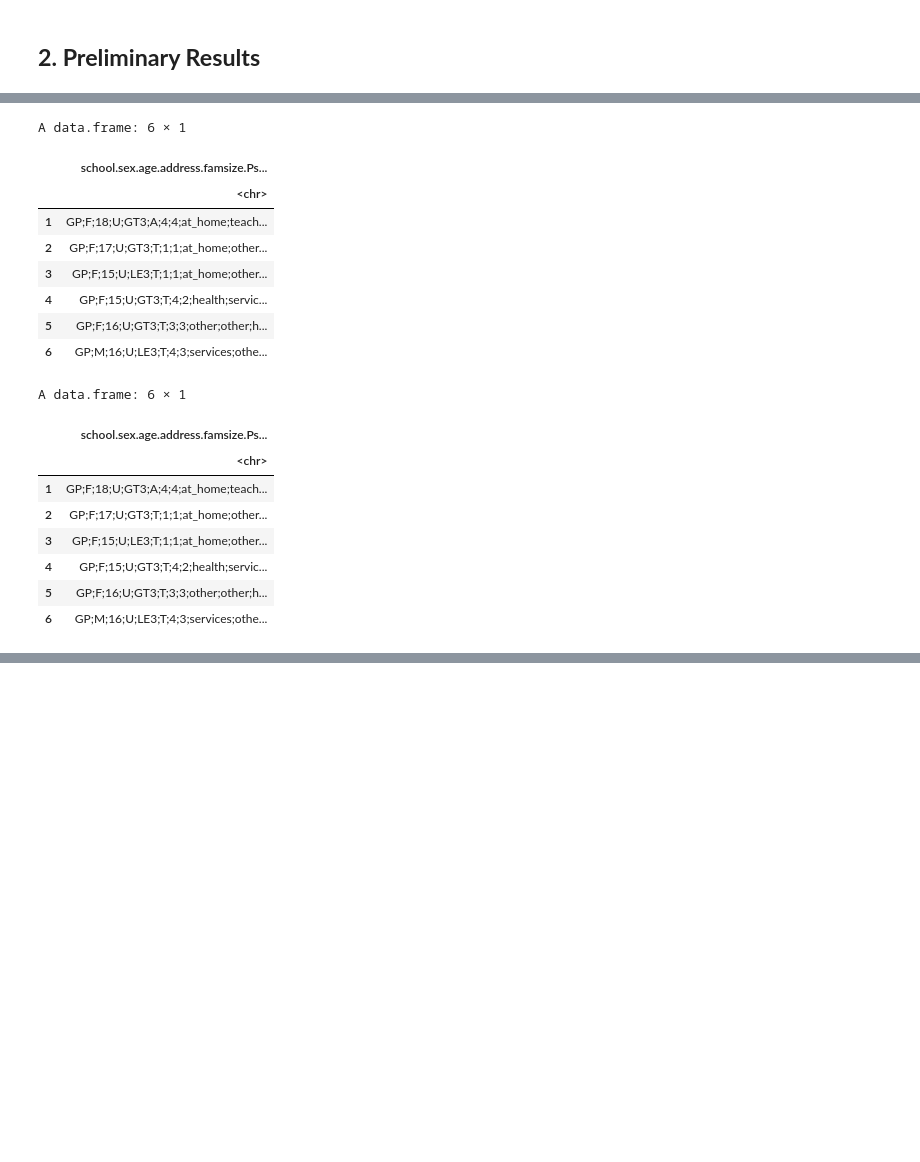
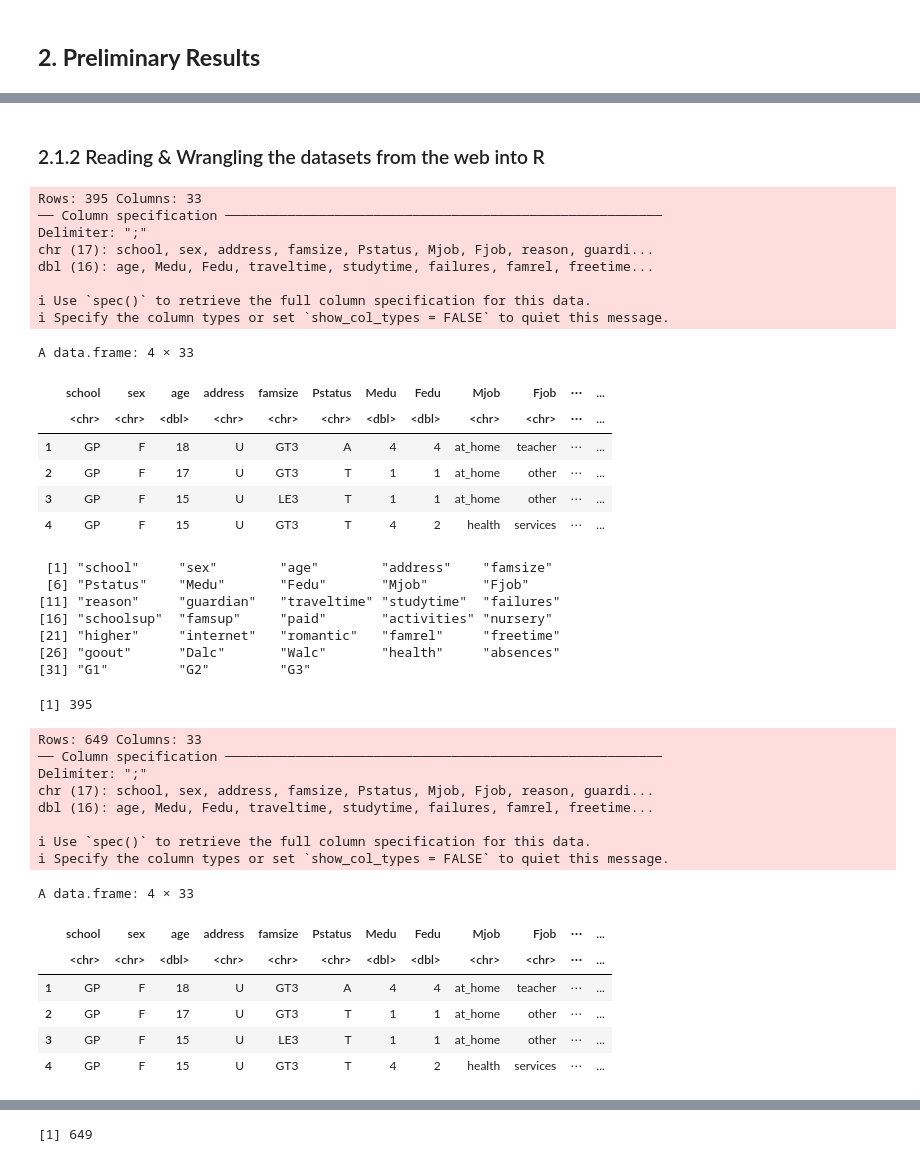
Before and after one commit to Nariman-av/STAT-201-Group-13, a Jupyter notebook: project_proposal_13.ipynb, the cells around one changed output, grey strips where cells are left out. Cells and saved outputs as stored; diff of their text form; code cells hidden in the pictures; blank space fills up the shorter version.

```diff
--- a/project_proposal_13.ipynb
+++ b/project_proposal_13.ipynb
@@ -38,33 +40,58 @@ library(infer)
 library(repr)
 library(tidyverse)
 library(datateachr)
+# %% [markdown]
+### 2.1.2 Reading & Wrangling the datasets from the web into R
 # %%
-# read math course data
-mat_data <-
-    read.csv("data/student-mat.csv")
+# reading Math course data and convert it to a dataframe
+mat_data <- read_delim("data/student-mat.csv", delim = ";") %>%
+    as.data.frame()
+head(mat_data, 4)
+colnames(mat_data)
+mat_data %>% nrow()
 
-# read portuguese course data
-por_data <-
-    read.csv("data/student-por.csv")
-
-head(mat_data)
-head(por_data)
+# reading Portuguese course data and convert it to a dataframe
+por_data <- read_delim("data/student-por.csv", delim = ";") %>%
+    as.data.frame()
+head(por_data, 4)
+colnames(por_data)
+por_data %>% nrow()
 # %% [output]
-A data.frame: 6 × 1
+Rows: 395 Columns: 33
+── Column specification ────────────────────────────────────────────────────────
+Delimiter: ";"
+chr (17): school, sex, address, famsize, Pstatus, Mjob, Fjob, reason, guardi...
+dbl (16): age, Medu, Fedu, traveltime, studytime, failures, famrel, freetime...
+
+ℹ Use `spec()` to retrieve the full column specification for this data.
+ℹ Specify the column types or set `show_col_types = FALSE` to quiet this message.
+A data.frame: 4 × 33
-|  | school.sex.age.address.famsize.Ps... |
-|  | <chr> |
-| 1 | GP;F;18;U;GT3;A;4;4;at_home;teach... |
-| 2 | GP;F;17;U;GT3;T;1;1;at_home;other... |
-| 3 | GP;F;15;U;LE3;T;1;1;at_home;other... |
-| 4 | GP;F;15;U;GT3;T;4;2;health;servic... |
-| 5 | GP;F;16;U;GT3;T;3;3;other;other;h... |
-| 6 | GP;M;16;U;LE3;T;4;3;services;othe... |
+|  | school | sex | age | address | famsize | Pstatus | Medu | Fedu | Mjob | Fjob | ⋯ | ... |
+|  | <chr> | <chr> | <dbl> | <chr> | <chr> | <chr> | <dbl> | <dbl> | <chr> | <chr> | ⋯ | ... |
+| 1 | GP | F | 18 | U | GT3 | A | 4 | 4 | at_home | teacher | ⋯ | ... |
+| 2 | GP | F | 17 | U | GT3 | T | 1 | 1 | at_home | other | ⋯ | ... |
+| 3 | GP | F | 15 | U | LE3 | T | 1 | 1 | at_home | other | ⋯ | ... |
+| 4 | GP | F | 15 | U | GT3 | T | 4 | 2 | health | services | ⋯ | ... |
-A data.frame: 6 × 1
+ [1] "school"     "sex"        "age"        "address"    "famsize"
+ [6] "Pstatus"    "Medu"       "Fedu"       "Mjob"       "Fjob"
+[11] "reason"     "guardian"   "traveltime" "studytime"  "failures"
+[16] "schoolsup"  "famsup"     "paid"       "activities" "nursery"
+[21] "higher"     "internet"   "romantic"   "famrel"     "freetime"
+[26] "goout"      "Dalc"       "Walc"       "health"     "absences"
+[31] "G1"         "G2"         "G3"
+[1] 395
+Rows: 649 Columns: 33
+── Column specification ────────────────────────────────────────────────────────
+Delimiter: ";"
+chr (17): school, sex, address, famsize, Pstatus, Mjob, Fjob, reason, guardi...
+dbl (16): age, Medu, Fedu, traveltime, studytime, failures, famrel, freetime...
+
+ℹ Use `spec()` to retrieve the full column specification for this data.
+ℹ Specify the column types or set `show_col_types = FALSE` to quiet this message.
+A data.frame: 4 × 33
-|  | school.sex.age.address.famsize.Ps... |
-|  | <chr> |
-| 1 | GP;F;18;U;GT3;A;4;4;at_home;teach... |
-| 2 | GP;F;17;U;GT3;T;1;1;at_home;other... |
-| 3 | GP;F;15;U;LE3;T;1;1;at_home;other... |
-| 4 | GP;F;15;U;GT3;T;4;2;health;servic... |
-| 5 | GP;F;16;U;GT3;T;3;3;other;other;h... |
-| 6 | GP;M;16;U;LE3;T;4;3;services;othe... |
+|  | school | sex | age | address | famsize | Pstatus | Medu | Fedu | Mjob | Fjob | ⋯ | ... |
+|  | <chr> | <chr> | <dbl> | <chr> | <chr> | <chr> | <dbl> | <dbl> | <chr> | <chr> | ⋯ | ... |
+| 1 | GP | F | 18 | U | GT3 | A | 4 | 4 | at_home | teacher | ⋯ | ... |
+| 2 | GP | F | 17 | U | GT3 | T | 1 | 1 | at_home | other | ⋯ | ... |
+| 3 | GP | F | 15 | U | LE3 | T | 1 | 1 | at_home | other | ⋯ | ... |
+| 4 | GP | F | 15 | U | GT3 | T | 4 | 2 | health | services | ⋯ | ... |
@@ -70,0 +105 @@ A data.frame: 6 × 1
+[1] 649
```
Also changed, not shown: parts of 13 cells of this notebook.
